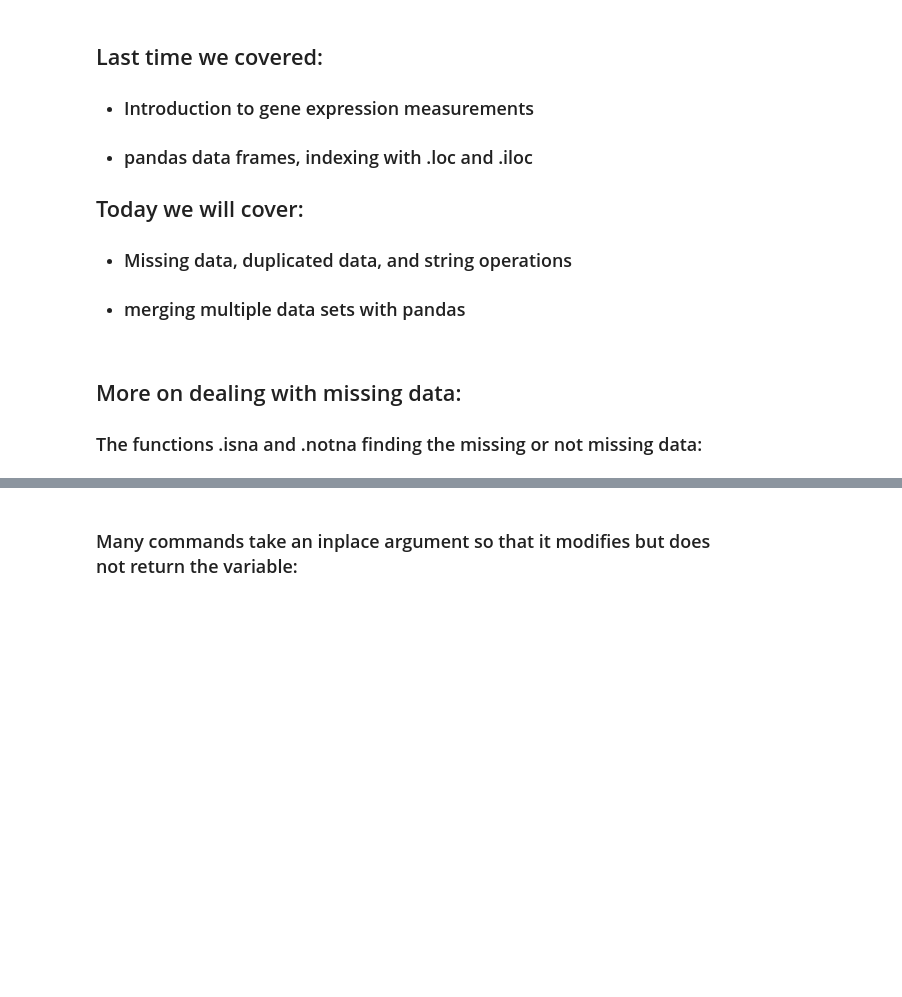
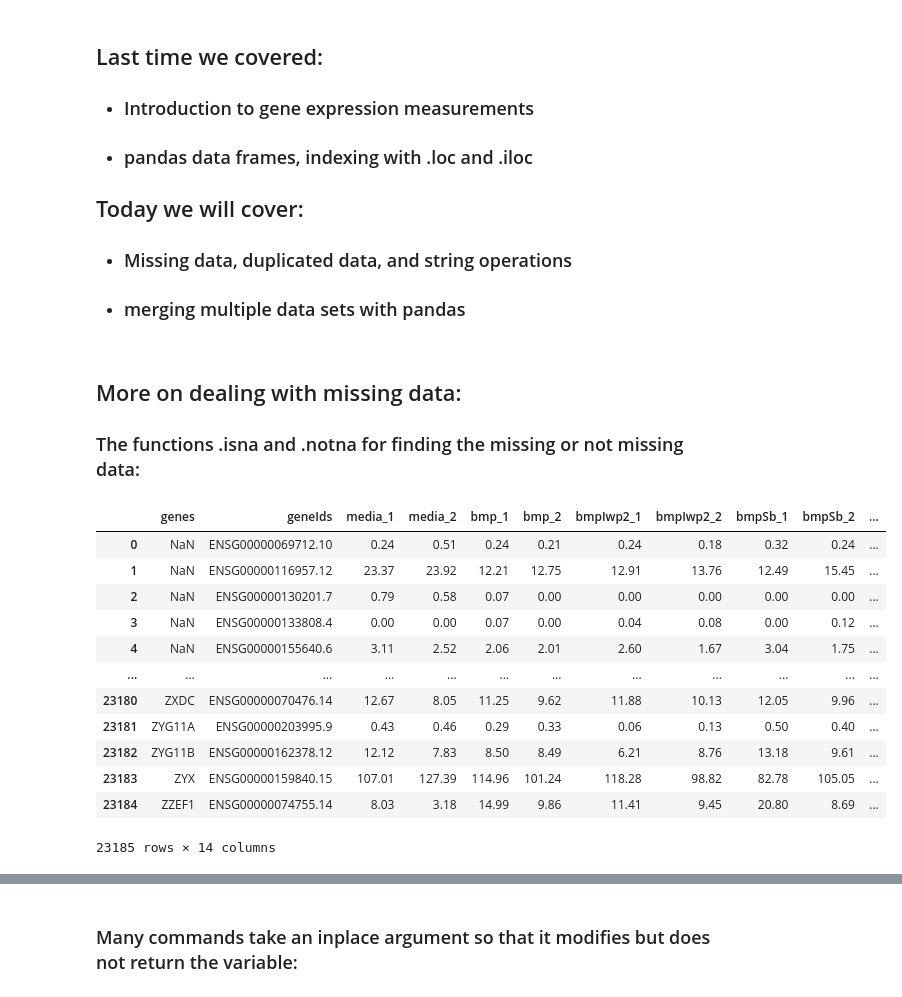
Before and after one commit to warmflasha/LecturesF23, a Jupyter notebook: Lecture7.ipynb, the cells around one changed output, grey strips where cells are left out. Cells and saved outputs as stored; diff of their text form; code cells hidden in the pictures; blank space fills up the shorter version.

```diff
--- a/Lecture7.ipynb
+++ b/Lecture7.ipynb
@@ -18,6 +18,22 @@ frog_data = pd.read_csv('data/xen_uic_hik_stage8_13_30min.tsv',delimiter='\t')
 # %% [markdown]
 ## More on dealing with missing data:
 
-### The functions .isna and .notna finding the missing or not missing data:
+### The functions .isna and .notna for finding the missing or not missing data:
+# %%
+human_data
+# %% [output]
+|  | genes | geneIds | media_1 | media_2 | bmp_1 | bmp_2 | bmpIwp2_1 | bmpIwp2_2 | bmpSb_1 | bmpSb_2 | ... |
+| 0 | NaN | ENSG00000069712.10 | 0.24 | 0.51 | 0.24 | 0.21 | 0.24 | 0.18 | 0.32 | 0.24 | ... |
+| 1 | NaN | ENSG00000116957.12 | 23.37 | 23.92 | 12.21 | 12.75 | 12.91 | 13.76 | 12.49 | 15.45 | ... |
+| 2 | NaN | ENSG00000130201.7 | 0.79 | 0.58 | 0.07 | 0.00 | 0.00 | 0.00 | 0.00 | 0.00 | ... |
+| 3 | NaN | ENSG00000133808.4 | 0.00 | 0.00 | 0.07 | 0.00 | 0.04 | 0.08 | 0.00 | 0.12 | ... |
+| 4 | NaN | ENSG00000155640.6 | 3.11 | 2.52 | 2.06 | 2.01 | 2.60 | 1.67 | 3.04 | 1.75 | ... |
+| ... | ... | ... | ... | ... | ... | ... | ... | ... | ... | ... | ... |
+| 23180 | ZXDC | ENSG00000070476.14 | 12.67 | 8.05 | 11.25 | 9.62 | 11.88 | 10.13 | 12.05 | 9.96 | ... |
+| 23181 | ZYG11A | ENSG00000203995.9 | 0.43 | 0.46 | 0.29 | 0.33 | 0.06 | 0.13 | 0.50 | 0.40 | ... |
+| 23182 | ZYG11B | ENSG00000162378.12 | 12.12 | 7.83 | 8.50 | 8.49 | 6.21 | 8.76 | 13.18 | 9.61 | ... |
+| 23183 | ZYX | ENSG00000159840.15 | 107.01 | 127.39 | 114.96 | 101.24 | 118.28 | 98.82 | 82.78 | 105.05 | ... |
+| 23184 | ZZEF1 | ENSG00000074755.14 | 8.03 | 3.18 | 14.99 | 9.86 | 11.41 | 9.45 | 20.80 | 8.69 | ... |
+23185 rows × 14 columns
 # %%
 human_data.isna()
```
Also changed, not shown: parts of 38 cells of this notebook, 2 other files.
